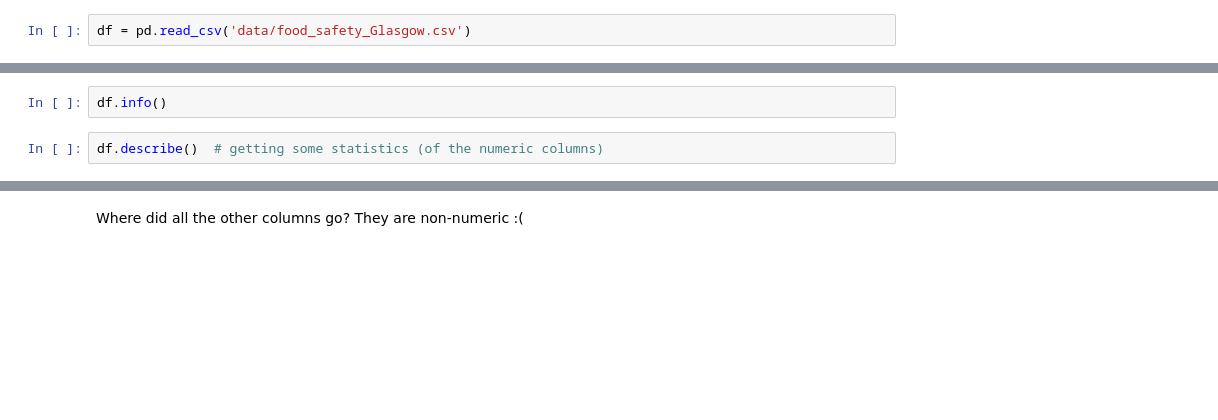
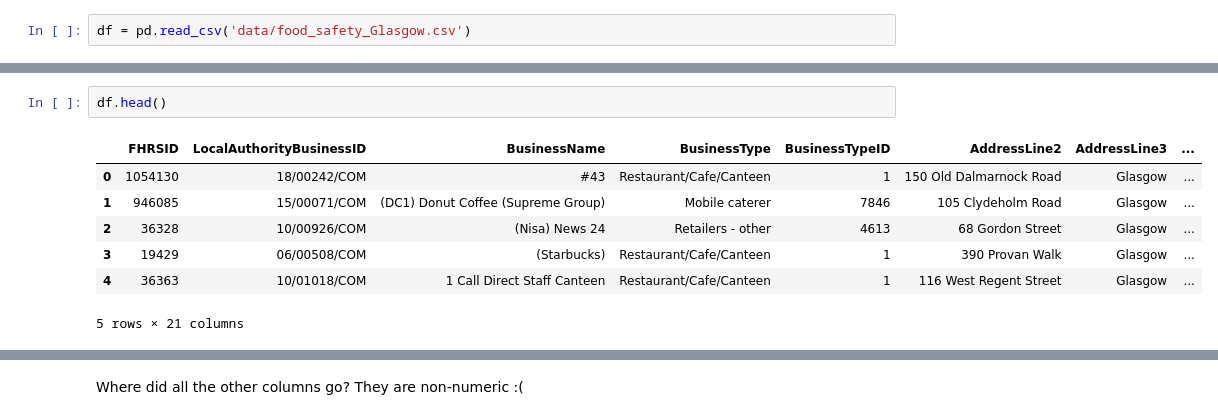
Before and after one commit to gabrielecalvo/pythonmeetup_201811, a Jupyter notebook: 02 - Food Safety.ipynb, the cells around one changed output, grey strips where cells are left out. Saved outputs shown, nothing was run; the diff lists cells and outputs as text; blank space fills up the shorter version.

```diff
--- a/02 - Food Safety.ipynb
+++ b/02 - Food Safety.ipynb
@@ -85,4 +36,10 @@ Index(['FHRSID', 'LocalAuthorityBusinessID', 'BusinessName', 'BusinessType',
 # %%
-df.info()
+df.head()
+# %% [output]
+|  | FHRSID | LocalAuthorityBusinessID | BusinessName | BusinessType | BusinessTypeID | AddressLine2 | AddressLine3 | ... |
+| 0 | 1054130 | 18/00242/COM | #43 | Restaurant/Cafe/Canteen | 1 | 150 Old Dalmarnock Road | Glasgow | ... |
+| 1 | 946085 | 15/00071/COM | (DC1) Donut Coffee (Supreme Group) | Mobile caterer | 7846 | 105 Clydeholm Road | Glasgow | ... |
+| 2 | 36328 | 10/00926/COM | (Nisa) News 24 | Retailers - other | 4613 | 68 Gordon Street | Glasgow | ... |
+| 3 | 19429 | 06/00508/COM | (Starbucks) | Restaurant/Cafe/Canteen | 1 | 390 Provan Walk | Glasgow | ... |
+| 4 | 36363 | 10/01018/COM | 1 Call Direct Staff Canteen | Restaurant/Cafe/Canteen | 1 | 116 West Regent Street | Glasgow | ... |
+5 rows × 21 columns
-# %%
-df.describe()  # getting some statistics (of the numeric columns)
```
Also changed, not shown: parts of 29 cells of this notebook, 3 other files.
